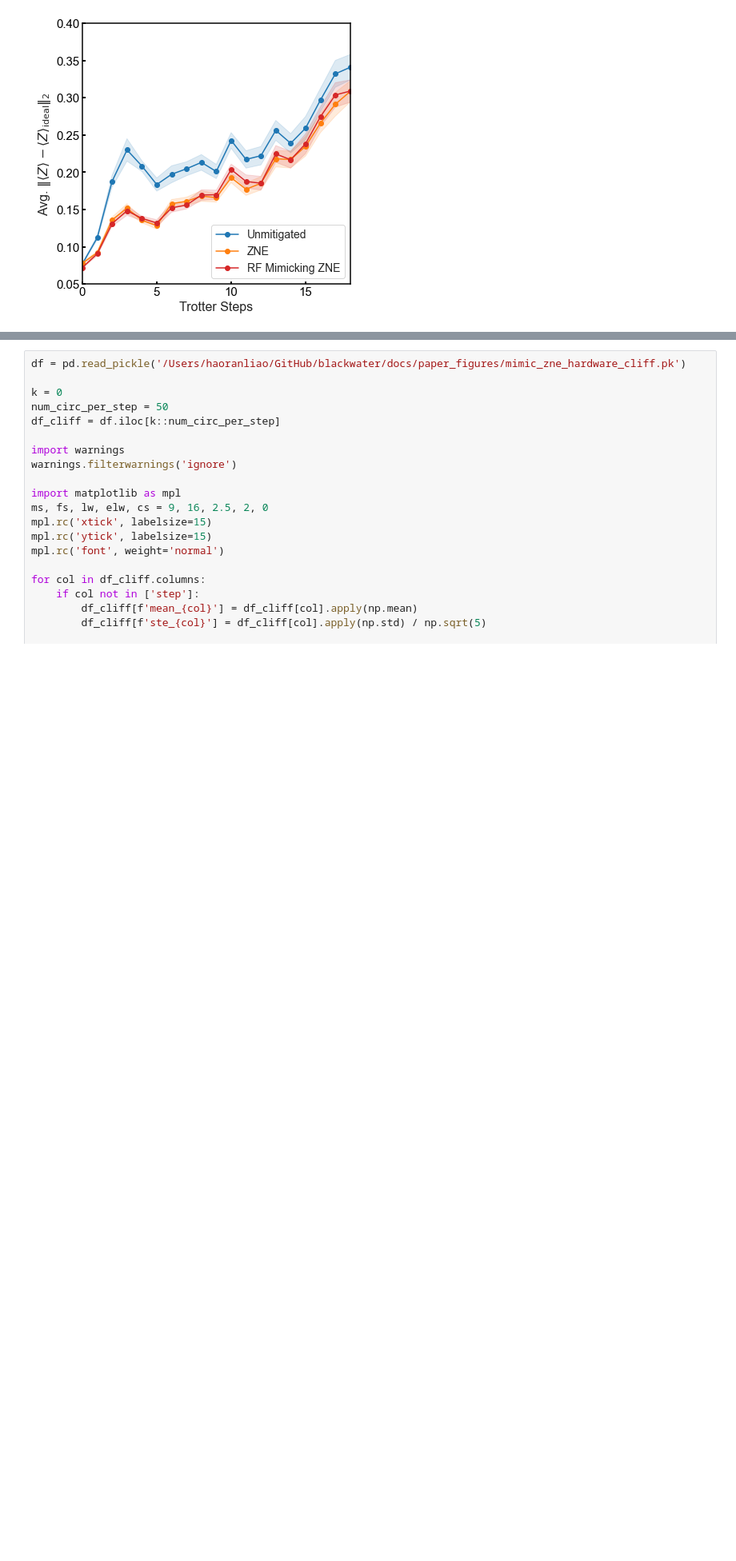
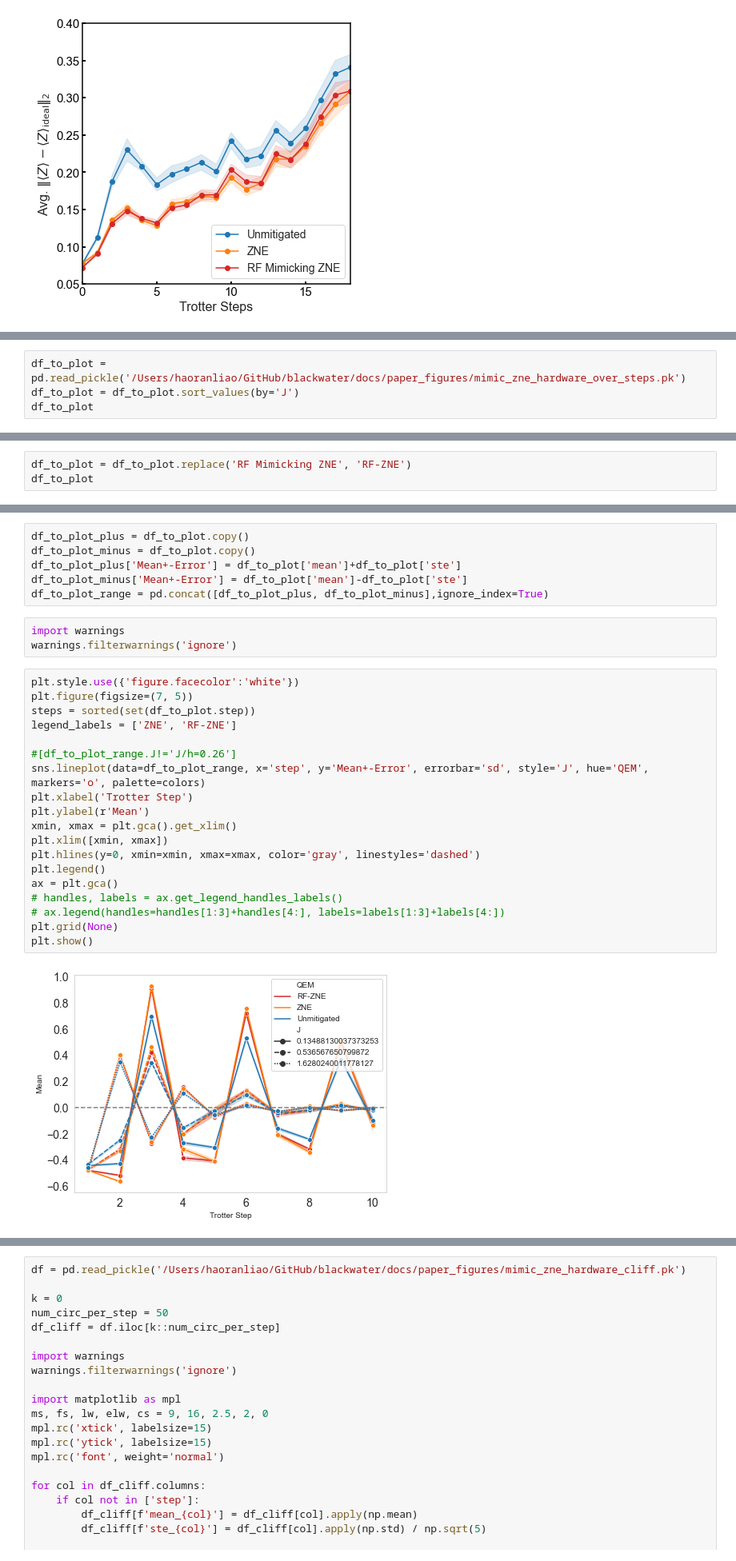
Before and after one commit to qiskit-community/ml-qem, a Jupyter notebook: docs/paper_figures/plot.ipynb, the cells around one changed output, grey strips where cells are left out. Shown at 80% size. Cells and saved outputs as stored; diff of their text form; blank space fills up the shorter version.

```diff
--- a/docs/paper_figures/plot.ipynb
+++ b/docs/paper_figures/plot.ipynb
@@ -1000,0 +1060,4 @@ plt.show()
+# %%
+df_to_plot = pd.read_pickle('/Users/haoranliao/GitHub/blackwater/docs/paper_figures/mimic_zne_hardware_over_steps.pk')
+df_to_plot = df_to_plot.sort_values(by='J')
+df_to_plot
@@ -1000,0 +1078,3 @@ plt.show()
+# %%
+df_to_plot = df_to_plot.replace('RF Mimicking ZNE', 'RF-ZNE')
+df_to_plot
@@ -1000,0 +1095,30 @@ plt.show()
+# %%
+df_to_plot_plus = df_to_plot.copy()
+df_to_plot_minus = df_to_plot.copy()
+df_to_plot_plus['Mean+-Error'] = df_to_plot['mean']+df_to_plot['ste']
+df_to_plot_minus['Mean+-Error'] = df_to_plot['mean']-df_to_plot['ste']
+df_to_plot_range = pd.concat([df_to_plot_plus, df_to_plot_minus],ignore_index=True)
+# %%
+import warnings
+warnings.filterwarnings('ignore')
+# %%
+plt.style.use({'figure.facecolor':'white'})
+plt.figure(figsize=(7, 5))
+steps = sorted(set(df_to_plot.step))
+legend_labels = ['ZNE', 'RF-ZNE']
+
+#[df_to_plot_range.J!='J/h=0.26']
+sns.lineplot(data=df_to_plot_range, x='step', y='Mean+-Error', errorbar='sd', style='J', hue='QEM', markers='o', palette=colors)
+plt.xlabel('Trotter Step')
+plt.ylabel(r'Mean')
+xmin, xmax = plt.gca().get_xlim()
+plt.xlim([xmin, xmax])
+plt.hlines(y=0, xmin=xmin, xmax=xmax, color='gray', linestyles='dashed')
+plt.legend()
+ax = plt.gca()
+# handles, labels = ax.get_legend_handles_labels()
+# ax.legend(handles=handles[1:3]+handles[4:], labels=labels[1:3]+labels[4:])
+plt.grid(None)
+plt.show()
+# %% [output]
+[figure, added]
```
Also changed, not shown: parts of 12 cells of this notebook, 10 other files.
